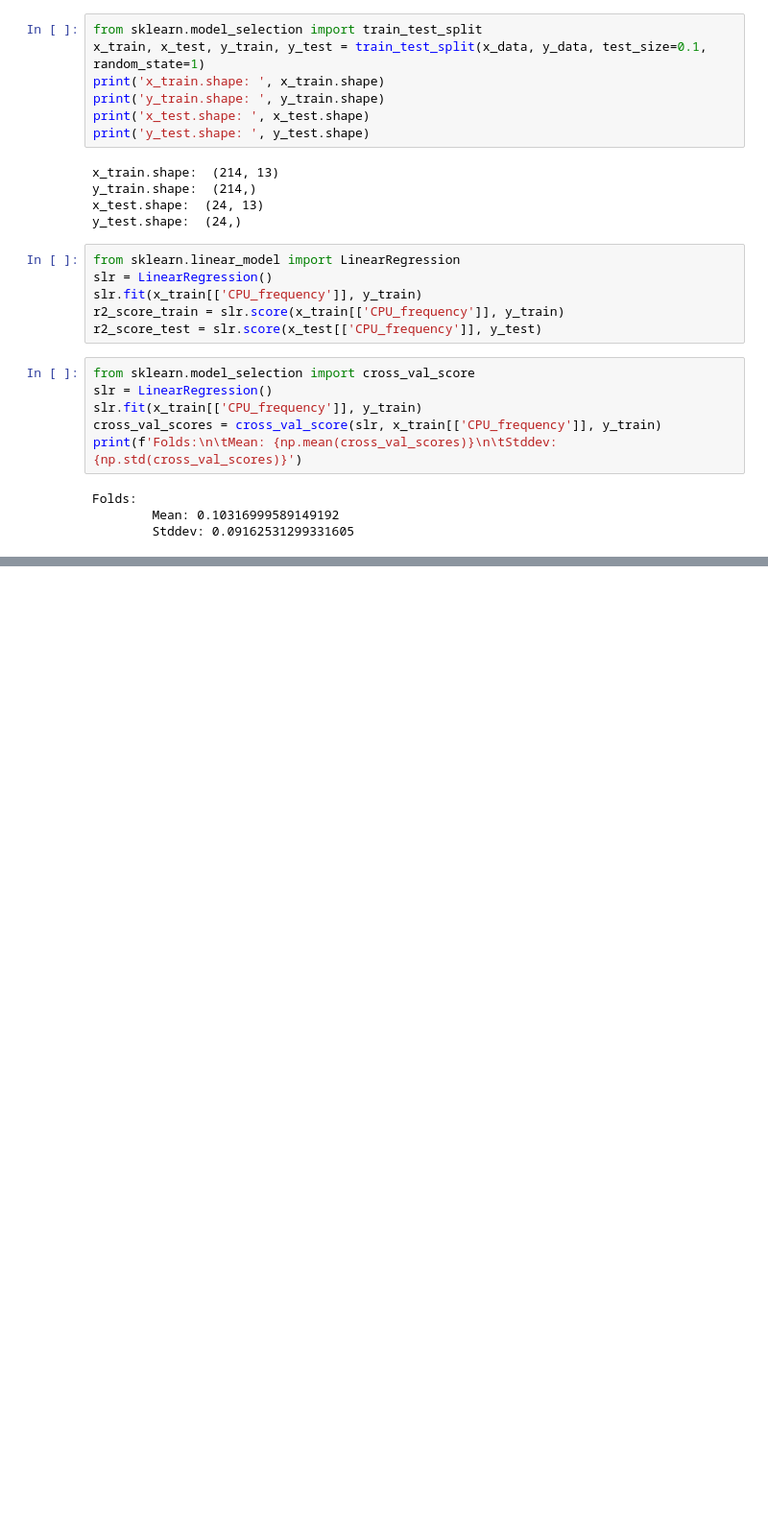
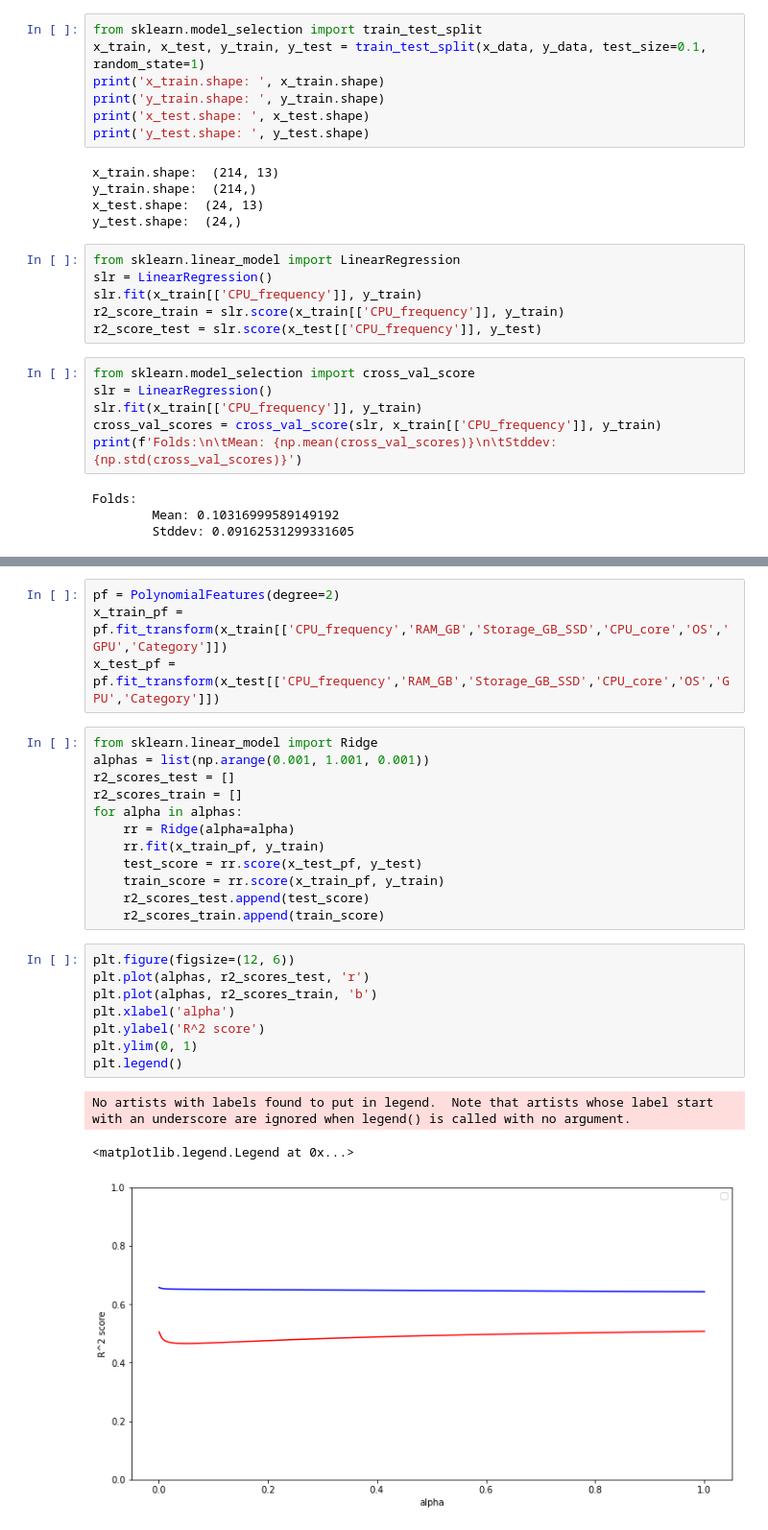
Before and after one commit to manuelmaior29/ds-playground, a Jupyter notebook: courses/Data-Analysis-with-Python/5_model-evaluation-and-refinement/notebook.ipynb, the cells around one changed output, grey strips where cells are left out. Shown at 96% size. Drawn from its saved outputs; the diff is of its cells as text; blank space fills up the shorter version.

```diff
--- a/courses/Data-Analysis-with-Python/5_model-evaluation-and-refinement/notebook.ipynb
+++ b/courses/Data-Analysis-with-Python/5_model-evaluation-and-refinement/notebook.ipynb
@@ -50,0 +93,28 @@ Folds:
+# %%
+pf = PolynomialFeatures(degree=2)
+x_train_pf = pf.fit_transform(x_train[['CPU_frequency','RAM_GB','Storage_GB_SSD','CPU_core','OS','GPU','Category']])
+x_test_pf = pf.fit_transform(x_test[['CPU_frequency','RAM_GB','Storage_GB_SSD','CPU_core','OS','GPU','Category']])
+# %%
+from sklearn.linear_model import Ridge
+alphas = list(np.arange(0.001, 1.001, 0.001))
+r2_scores_test = []
+r2_scores_train = []
+for alpha in alphas:
+    rr = Ridge(alpha=alpha)
+    rr.fit(x_train_pf, y_train)
+    test_score = rr.score(x_test_pf, y_test)
+    train_score = rr.score(x_train_pf, y_train)
+    r2_scores_test.append(test_score)
+    r2_scores_train.append(train_score)
+# %%
+plt.figure(figsize=(12, 6))
+plt.plot(alphas, r2_scores_test, 'r')
+plt.plot(alphas, r2_scores_train, 'b')
+plt.xlabel('alpha')
+plt.ylabel('R^2 score')
+plt.ylim(0, 1)
+plt.legend()
+# %% [output]
+No artists with labels found to put in legend.  Note that artists whose label start with an underscore are ignored when legend() is called with no argument.
+<matplotlib.legend.Legend at 0x...>
+[figure, added]
```
Also changed, not shown: parts of 5 cells of this notebook.
